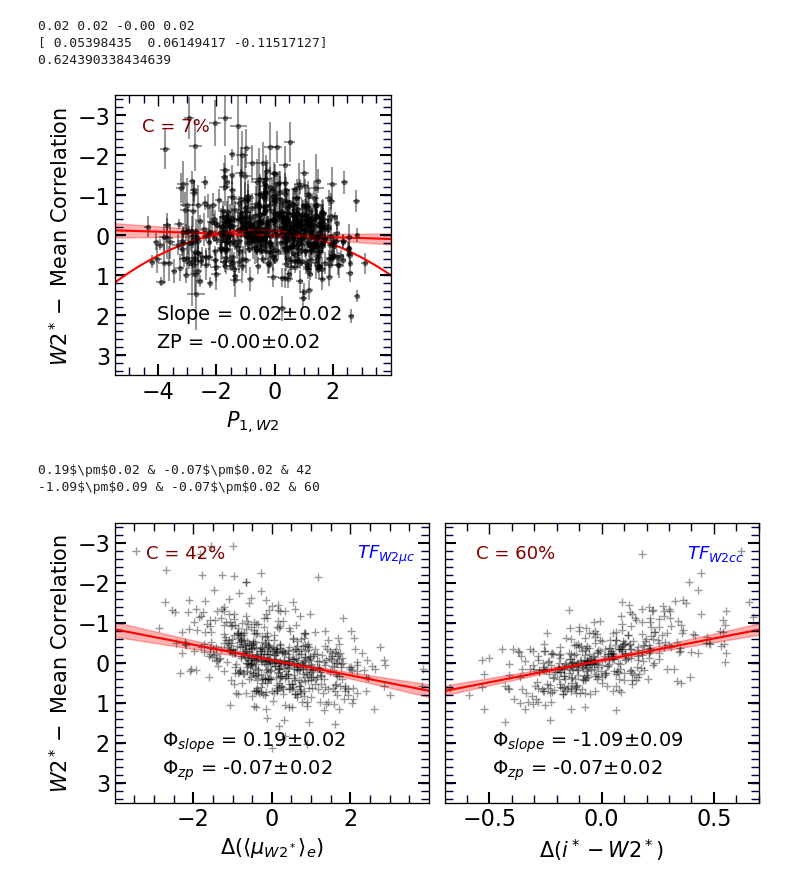
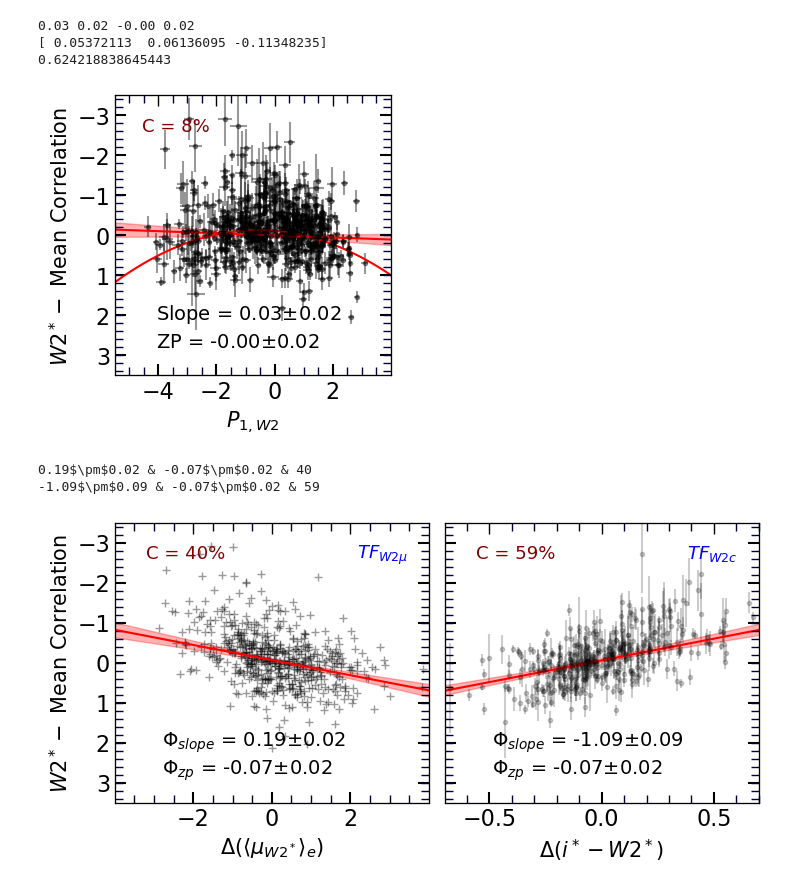
Before and after one commit to ekourkchi/TFcalibrators, a Jupyter notebook: Final_W2_colorTerm.ipynb, the cells around one changed output. Drawn from its saved outputs; the diff is of its cells as text; code cells hidden in the pictures.

```diff
--- a/Final_W2_colorTerm.ipynb
+++ b/Final_W2_colorTerm.ipynb
@@ -62,12 +62,9 @@ def set_axes(ax, xlim, ylim):
 ####################################### Plotting Function
 # %%
 ########### Updated list using the color-LogWimx correltion
-calib_maglim = [3974, 6699, 19871, 22277, 28378, 38148, 41020, 41093, 46127, 49448, 53641]
-calib_maglim += [6699, 9962, 12460, 13163, 22277, 26761, 29128, 38148, 41020, 44982, 45084, 46127, 67908, 72228]
+I_maglim = [5807393, 5807403, 5057729, 5059653, 4126669, 5059227, 38803, 39181, 39431, 39619, 39655, 40005, 40107, 40147, 40588, 40604, 41567, 41829, 42768, 41440, 37814, 39344, 13756, 14548, 14590]
+calib_maglim = [3974, 6699, 19871, 22277, 38148, 41020, 41066, 41093, 46127, 49448, 53641, 28378, 6699, 9962, 12460, 13163, 22277, 26761, 29128, 38148, 41020, 41066, 44982, 45084, 46127, 49448, 53641, 67908, 72228, 21102, 50073]
 
-I_maglim = [38803,   39181,   39431,   39619,   40005,   40107,   40588,   40604,
-   41567,   41829,   42768, 5807403, 5057729,   37814]
-I_maglim += [38803, 39181, 39431, 40005, 40107, 40147, 41567, 42768, 14548, 14590]
 
 table   = np.genfromtxt('corrected_mags_linewidth_all.csv' , delimiter='|',
                         filling_values=-1, names=True, dtype=None, encoding=None)
@@ -691,10 +688,10 @@ Y_fit2 = Y_fit1[indx]
 N = len(Y_fit2)
 print  np.sqrt(np.sum(Y_fit2**2)/(N-1))
 # %% [output]
-0.02 0.02 -0.00 0.02
-[ 0.05398435  0.06149417 -0.11517127]
-0.624390338434639
+0.03 0.02 -0.00 0.02
+[ 0.05372113  0.06136095 -0.11348235]
+0.624218838645443
-[figure, old version]
+[figure, new version]
 # %%
 fig = py.figure(figsize=(7, 3.5), dpi=100)
 fig.subplots_adjust(wspace=0, top=0.92, bottom=0.12, left=0.06, right=0.98)
@@ -737,7 +734,7 @@ y0 = 0.13*Ylm[0]+0.87*Ylm[1]
 ax.text(x0,y0, "C = %d"%correlation(X, Y)+ '%', fontsize=13, color='maroon')
 x0 = 0.23*Xlm[0]+0.77*Xlm[1]
 y0 = 0.13*Ylm[0]+0.87*Ylm[1]
-ax.text(x0,y0, r"$TF_{W2 \mu c}$", fontsize=13, color='blue')
+ax.text(x0,y0, r"$TF_{W2 \mu }$", fontsize=13, color='blue')
 
 
 indx, = np.where((SSqlt>=2) & (WWqlt>=2))
@@ -745,41 +742,42 @@ Y = delta[indx]
 Ye = delta_e[indx]
 X = D_i_w2[indx]
 ax = plt.subplot(gs[p]) ; p+=1
-ax.plot(X,Y, '+', color='black', alpha=0.4)
+# ax.plot(X,Y, '+', color='black', alpha=0.4)
+ax.errorbar(X,Y, yerr=Ye, fmt='.', color='black', alpha=0.2)
 # ax.errorbar(X,Y, yerr=Ye, fmt='.', color='k', alpha=0.2)
 fit, cov = curve_fit(linfit, X, Y, sigma=Ye)
 sl,zp = fit
 x0 = np.linspace(-5,5,50)
 y0 = sl*x0+zp
 ax.plot(x0, y0, 'r-')
 me = np.sqrt(cov[0,0])
 be = np.sqrt(cov[1,1])
 mbe = cov[1,0]
 dy = np.sqrt(x0**2*me**2+be**2+2*x0*mbe)
 ax.fill_between(x0, y0+2*dy, y0-2*dy, color='r', alpha=0.3)
 ax.set_xticks(np.arange(-0.5, 1, step=0.5))
 Xlm = [-0.7,0.7]
 x_ax, y_ax = set_axes(ax, Xlm, ylim)
 x_ax.set_xticks(np.arange(-0.5, 1, step=0.5))
 plt.setp(ax.get_yticklabels(), visible=False)
 Ylm = ax.get_ylim() ; Xlm = ax.get_xlim()
 x0 = 0.85*Xlm[0]+0.15*Xlm[1]
 y0 = 0.8*Ylm[0]+0.20*Ylm[1]
 ax.text(x0,y0, r"$\Phi_{slope}$"+" = "+"%.2f" % sl+'$\pm$'+"%.2f" % me, fontsize=14, color='k')
 y0 = 0.9*Ylm[0]+0.10*Ylm[1]
 ax.text(x0,y0, r"$\Phi_{zp}$"+" = "+"%.2f" % zp+'$\pm$'+"%.2f" % be, fontsize=14, color='k')
 ax.set_xlabel(r'$\Delta ( i^*-W2^* )$', fontsize=15)
 print '%.2f'%sl+r'$\pm$'+'%.2f'%me+' & '+'%.2f'%zp+r'$\pm$'+'%.2f'%be+' & '+ '%d'%correlation(X, Y)
 x0 = 0.9*Xlm[0]+0.10*Xlm[1]
 y0 = 0.13*Ylm[0]+0.87*Ylm[1]
 ax.text(x0,y0, "C = %d"%correlation(X, Y)+ '%', fontsize=13, color='maroon')
 x0 = 0.23*Xlm[0]+0.77*Xlm[1]
 y0 = 0.13*Ylm[0]+0.87*Ylm[1]
-ax.text(x0,y0, r"$TF_{W2 cc}$", fontsize=13, color='blue')
+ax.text(x0,y0, r"$TF_{W2 c}$", fontsize=13, color='blue')
 
 
 plt.subplots_adjust(hspace=.0, wspace=0.05)
 # %% [output]
-0.19$\pm$0.02 & -0.07$\pm$0.02 & 42
--1.09$\pm$0.09 & -0.07$\pm$0.02 & 60
+0.19$\pm$0.02 & -0.07$\pm$0.02 & 40
+-1.09$\pm$0.09 & -0.07$\pm$0.02 & 59
-[figure, old version]
+[figure, new version]
```
Also changed, not shown: parts of 5 cells of this notebook, 30 other files.
